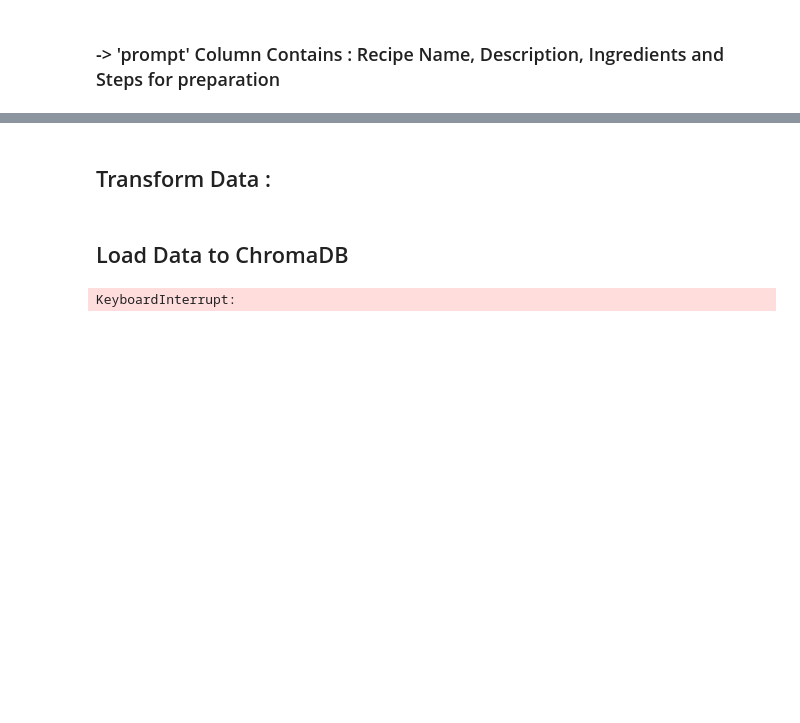
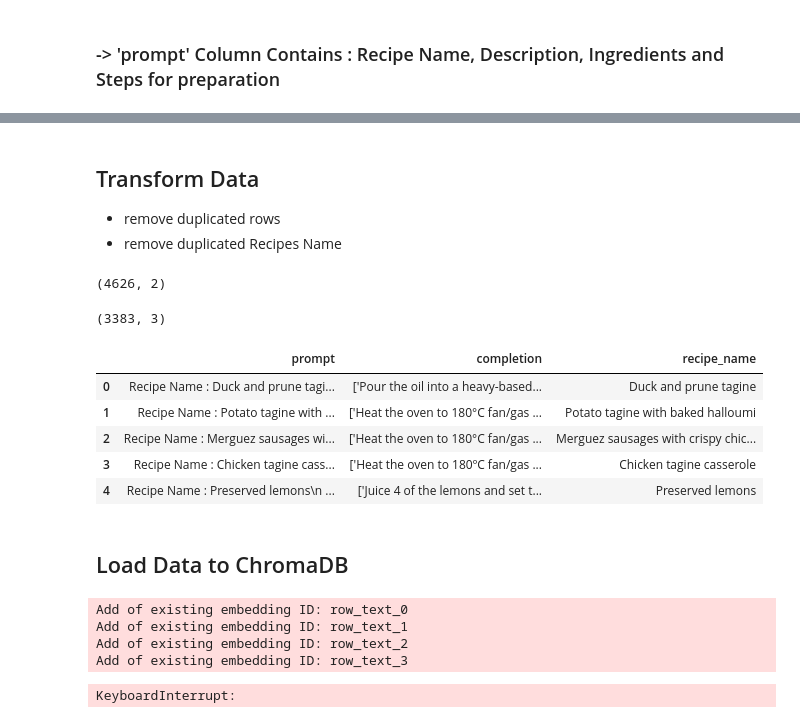
Before and after one commit to drisskhattabi6/Moroccan-Meal-Recipes-Chatbot, a Jupyter notebook: Create_ChromaDB.ipynb, the cells around one changed output, grey strips where cells are left out. Cells and saved outputs as stored; diff of their text form; code cells hidden in the pictures; blank space fills up the shorter version.

Commit message:
update app and rag scritpes and create chromadb notebook

```diff
--- a/Create_ChromaDB.ipynb
+++ b/Create_ChromaDB.ipynb
@@ -28,7 +28,42 @@ df['prompt'][0]
-# %% [markdown]
-## Transform Data :
 # %% [markdown]
-## Load Data to ChromaDB
+## Transform Data
+
+- remove duplicated rows
+- remove duplicated Recipes Name
+# %%
+# remove duplicated data
+df = df.drop_duplicates(subset=['prompt'])
+df.shape
+# %% [output]
+(4626, 2)
+# %%
+# remove duplicated Recipes Name
+# Step 1: Extract the first line
+df['first_line'] = df['prompt'].str.split('\n').str[0]
+
+# Step 2: Extract the recipe name from the first line
+df['recipe_name'] = df['first_line'].str.extract(r'Recipe Name\s*:\s*(.*)')
+
+# Step 3: Remove all rows that have the same recipe name except the first one
+df_unique = df.drop_duplicates(subset='recipe_name', keep='first')
+
+# Optionally drop the helper column
+df_unique = df_unique.drop(columns=['first_line'])
+# %%
+df_unique.shape
+# %% [output]
+(3383, 3)
+# %%
+df_unique.head()
+# %% [output]
+|  | prompt | completion | recipe_name |
+| 0 | Recipe Name : Duck and prune tagi... | ['Pour the oil into a heavy-based... | Duck and prune tagine |
+| 1 | Recipe Name : Potato tagine with ... | ['Heat the oven to 180°C fan/gas ... | Potato tagine with baked halloumi |
+| 2 | Recipe Name : Merguez sausages wi... | ['Heat the oven to 180°C fan/gas ... | Merguez sausages with crispy chic... |
+| 3 | Recipe Name : Chicken tagine cass... | ['Heat the oven to 180ºC fan/gas ... | Chicken tagine casserole |
+| 4 | Recipe Name : Preserved lemons\n ... | ['Juice 4 of the lemons and set t... | Preserved lemons |
+# %% [markdown]
+## Load Data to ChromaDB
 # %%
 embedding_model = OllamaEmbeddings(model="mxbai-embed-large:latest")
 client = chromadb.PersistentClient(path='Moroccan_Recipes_ChromaDB')
@@ -51,16 +86,20 @@ def load_to_chroma(document: dict):
     )
 # %%
 for i in tqdm(range(df.shape[0])) :
-    row_text = df['prompt'][i]
+    row_text = f'{df_unique['prompt'][i]} \n\n Recipe Name : {df_unique['recipe_name'][i]}'
 
     row_text_id = f"row_text_{i}"
     document = {
         "content": row_text,
         "metadata": {
-            "chunk_id": row_text_id,
-            "chunk_index": i,
+            "row_id": row_text_id,
+            "row_index": i,
     }}
 
     load_to_chroma(document)
 # %% [output]
-KeyboardInterrupt:
+Add of existing embedding ID: row_text_0
+Add of existing embedding ID: row_text_1
+Add of existing embedding ID: row_text_2
+Add of existing embedding ID: row_text_3
+KeyboardInterrupt:
```
Also changed, not shown: parts of 2 cells of this notebook, 8 other files.
